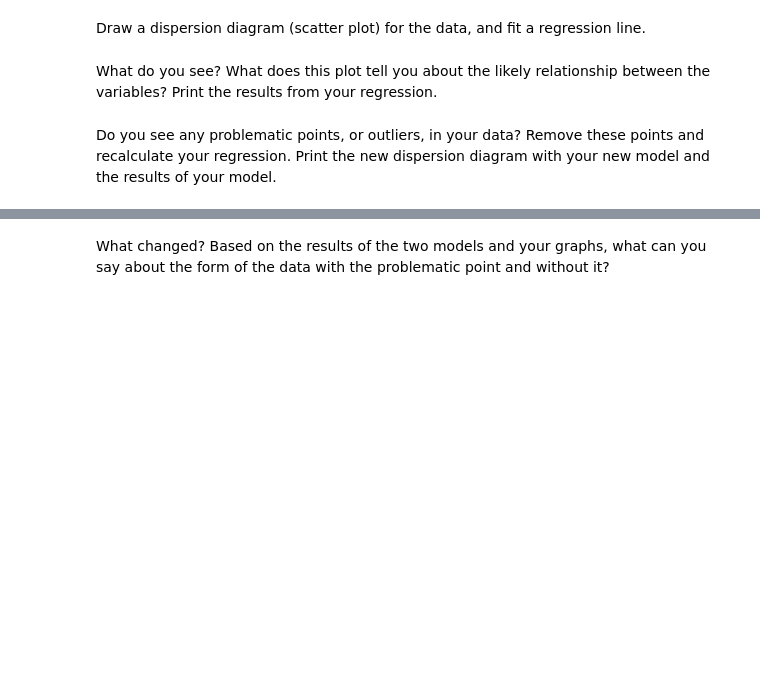
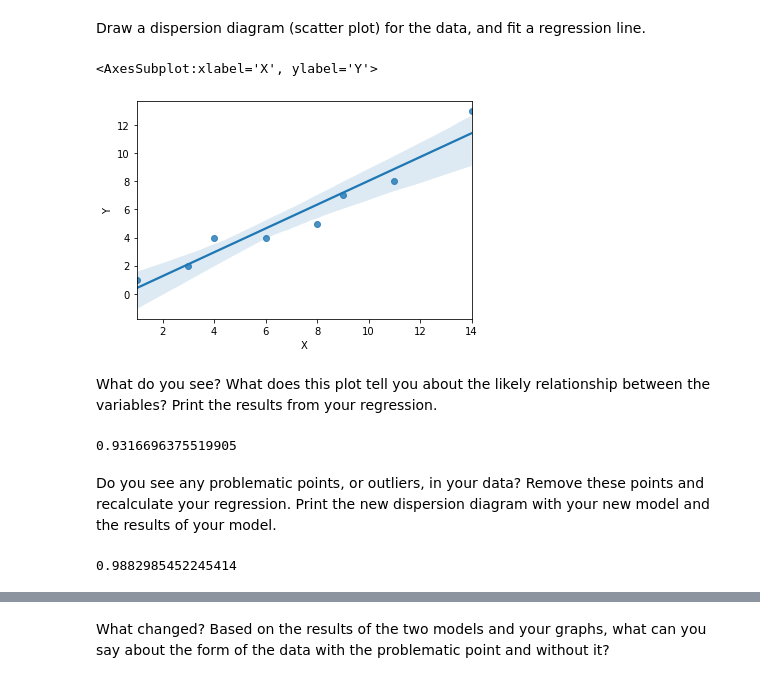
Before and after one commit to ta-datapt-bcn/lab-regression-analysis, a Jupyter notebook: your-code.ipynb, the cells around one changed output, grey strips where cells are left out. Cells and saved outputs as stored; diff of their text form; code cells hidden in the pictures; blank space fills up the shorter version.

```diff
--- a/your-code.ipynb
+++ b/your-code.ipynb
@@ -95,0 +234,5 @@ First, build a dataframe with the data.
+# %%
+# Create the DataFrame
+
+party = pd.DataFrame({'X': [1,3,4,6,8,9,11,14], 'Y': [1,2,4,4,5,7,8,13]})
+party
@@ -100,2 +251,9 @@ Draw a dispersion diagram (scatter plot) for the data, and fit a regression line
+# %%
+# sns.regplot()
+
+sns.regplot(data = party, x='X', y='Y')
+# %% [output]
+<AxesSubplot:xlabel='X', ylabel='Y'>
+[figure, added]
 # %% [markdown]
 What do you see? What does this plot tell you about the likely relationship between the variables? Print the results from your regression.
@@ -104,2 +260,16 @@ What do you see? What does this plot tell you about the likely relationship betw
+# %%
+# The two variables are possitively correlated. It seems obvious that as much people invited, more attendants will come
+
+# Define variables
+
+X = sm.add_constant(party['X'])
+y = party['Y']
+
+# Linear Regression Model
+model1 = LinearRegression()
+model1.fit(X, y)
+model1.score(X, y)
+# %% [output]
+0.9316696375519905
 # %% [markdown]
 Do you see any problematic points, or outliers, in your data? Remove these points and recalculate your regression. Print the new dispersion diagram with your new model and the results of your model.
@@ -107,0 +276,18 @@ Do you see any problematic points, or outliers, in your data? Remove these point
+# %%
+# It seems that there are 3 observation that do not match the 95% condfidence interval.
+# I create an other dataframe without the outliers
+
+party2 = pd.DataFrame({'X': [1,3,6,9,11], 'Y': [1,2,4,7,8]})
+party2
+
+# Define variables
+
+Z = sm.add_constant(party2['X'])
+w = party2['Y']
+
+# Linear Regression Model
+model2 = LinearRegression()
+model2.fit(Z, w)
+model2.score(Z, w)
+# %% [output]
+0.9882985452245414
```
Also changed, not shown: parts of 38 cells of this notebook.
